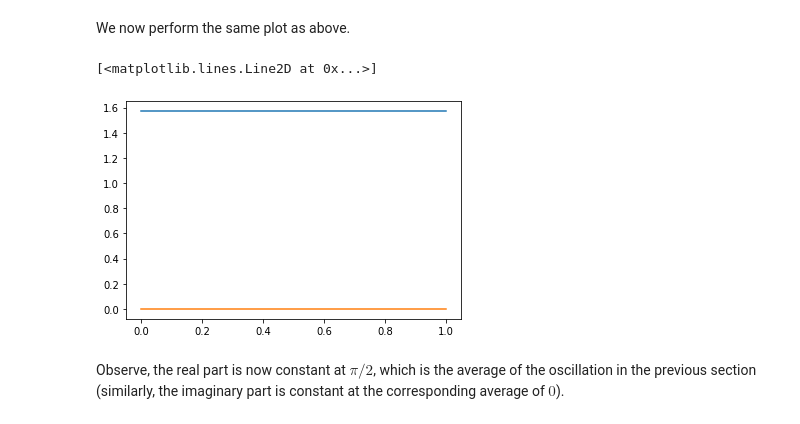
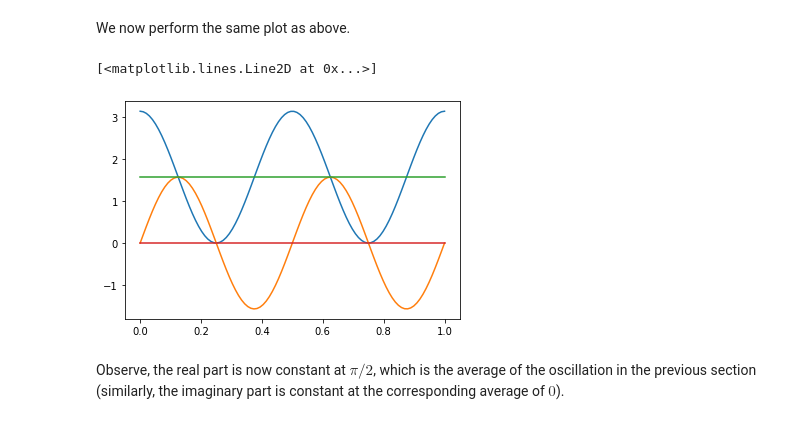
Before and after one commit to DanPuzzuoli/qiskit-aer, a Jupyter notebook: temp_notebooks/Quantum_models_demo.ipynb, the cells around one changed output. Saved outputs shown, nothing was run; the diff lists cells and outputs as text; code cells hidden in the pictures.

```diff
--- a/temp_notebooks/Quantum_models_demo.ipynb
+++ b/temp_notebooks/Quantum_models_demo.ipynb
@@ -81,13 +81,15 @@ We now perform the same plot as above.
 # %%
 t_vals = np.linspace(0., 1., 100)
 model_vals = np.array([hamiltonian.evaluate(t) for t in t_vals])
-offdiag_re = model_vals[:, 0, 1].real
-offdiag_im = model_vals[:, 0, 1].imag
+offdiag_re_cutoff = model_vals[:, 0, 1].real
+offdiag_im_cutoff = model_vals[:, 0, 1].imag
 plt.plot(t_vals, offdiag_re)
 plt.plot(t_vals, offdiag_im)
+plt.plot(t_vals, offdiag_re_cutoff)
+plt.plot(t_vals, offdiag_im_cutoff)
 # %% [output]
 [<matplotlib.lines.Line2D at 0x...>]
-[figure, old version]
+[figure, new version]
 # %% [markdown]
 Observe, the real part is now constant at $\pi /2$, which is the average of the oscillation in the previous section (similarly, the imaginary part is constant at the corresponding average of $0$).
 # %% [markdown]
```
Also changed, not shown: parts of 9 cells of this notebook, 3 other files.
